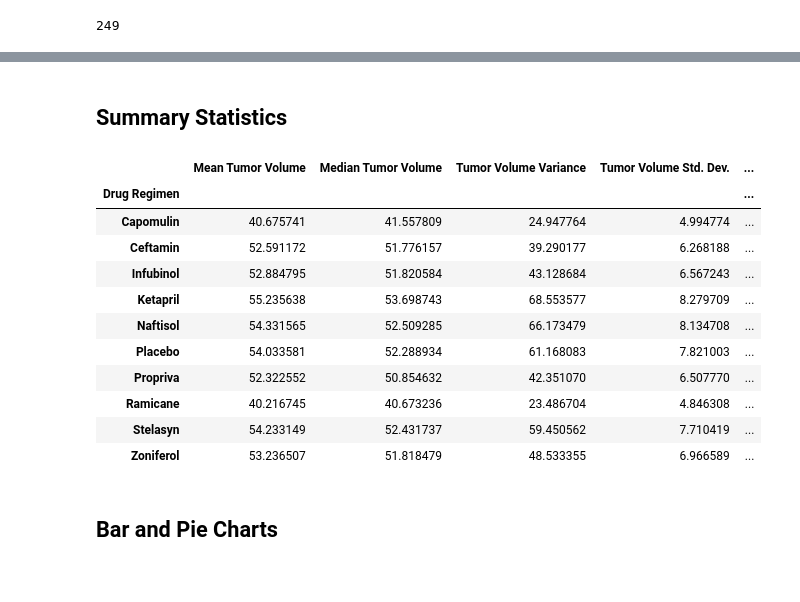
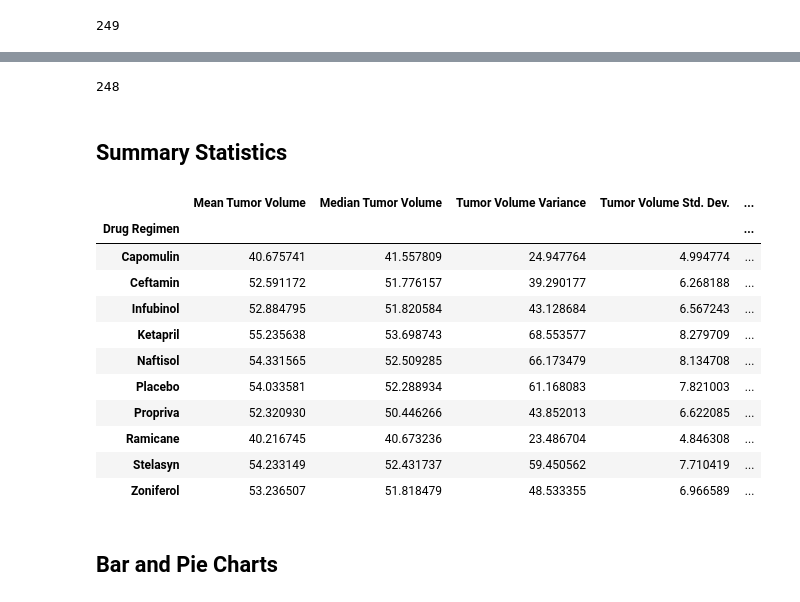
Before and after one commit to kgndirangu/pymaceuticlas, a Jupyter notebook: pymaceuticals_starter_KN.ipynb, the cells around one changed output, grey strips where cells are left out. Drawn from its saved outputs; the diff is of its cells as text; code cells hidden in the pictures.

```diff
--- a/pymaceuticals_starter_KN.ipynb
+++ b/pymaceuticals_starter_KN.ipynb
@@ -52,2 +67,4 @@ mouse_count
 # %%
 # Create a clean DataFrame by dropping the duplicate mouse by its ID.
+clean_mouse_results = mouse_results.loc[mouse_results["Mouse ID"]!="g989"]
+clean_mouse_results
@@ -54,42 +85,44 @@ mouse_count
 # %%
 # Checking the number of mice in the clean DataFrame.
+clean_mouse_results["Mouse ID"].nunique()
+# %% [output]
+248
 # %% [markdown]
 ## Summary Statistics
 # %%
 # Generate a summary statistics table of mean, median, variance, standard deviation, and SEM of the tumor volume for each regimen
 
 # Use groupby and summary statistical methods to calculate the following properties of each drug regimen:
 # mean, median, variance, standard deviation, and SEM of the tumor volume.
 # Assemble the resulting series into a single summary DataFrame.
 
-mean_tumor = mouse_results.groupby("Drug Regimen")["Tumor Volume (mm3)"].mean()
-med_tumor = mouse_results.groupby("Drug Regimen")["Tumor Volume (mm3)"].median()
-var_tumor = mouse_results.groupby("Drug Regimen")["Tumor Volume (mm3)"].var()
-sd_tumor = mouse_results.groupby("Drug Regimen")["Tumor Volume (mm3)"].std()
-sem_tumor = mouse_results.groupby("Drug Regimen")["Tumor Volume (mm3)"].sem()
+mean_tumor = clean_mouse_results.groupby("Drug Regimen")["Tumor Volume (mm3)"].mean()
+med_tumor = clean_mouse_results.groupby("Drug Regimen")["Tumor Volume (mm3)"].median()
+var_tumor = clean_mouse_results.groupby("Drug Regimen")["Tumor Volume (mm3)"].var()
+sd_tumor = clean_mouse_results.groupby("Drug Regimen")["Tumor Volume (mm3)"].std()
+sem_tumor = clean_mouse_results.groupby("Drug Regimen")["Tumor Volume (mm3)"].sem()
 
 tumor_summary = pd.DataFrame({
 "Mean Tumor Volume": mean_tumor,
 "Median Tumor Volume": med_tumor,
 "Tumor Volume Variance": var_tumor,
 "Tumor Volume Std. Dev.": sd_tumor,
 "Tumor Volume Std. Err.": sem_tumor
 
 })
 
-####DID WE MAKE DRUG REGIMEN A SERIES????????
 
 tumor_summary
 # %% [output]
 |  | Mean Tumor Volume | Median Tumor Volume | Tumor Volume Variance | Tumor Volume Std. Dev. | ... |
 | Drug Regimen |  |  |  |  | ... |
 | Capomulin | 40.675741 | 41.557809 | 24.947764 | 4.994774 | ... |
 | Ceftamin | 52.591172 | 51.776157 | 39.290177 | 6.268188 | ... |
 | Infubinol | 52.884795 | 51.820584 | 43.128684 | 6.567243 | ... |
 | Ketapril | 55.235638 | 53.698743 | 68.553577 | 8.279709 | ... |
 | Naftisol | 54.331565 | 52.509285 | 66.173479 | 8.134708 | ... |
 | Placebo | 54.033581 | 52.288934 | 61.168083 | 7.821003 | ... |
-| Propriva | 52.322552 | 50.854632 | 42.351070 | 6.507770 | ... |
+| Propriva | 52.320930 | 50.446266 | 43.852013 | 6.622085 | ... |
 | Ramicane | 40.216745 | 40.673236 | 23.486704 | 4.846308 | ... |
 | Stelasyn | 54.233149 | 52.431737 | 59.450562 | 7.710419 | ... |
 | Zoniferol | 53.236507 | 51.818479 | 48.533355 | 6.966589 | ... |
```
Also changed, not shown: parts of 16 cells of this notebook.
